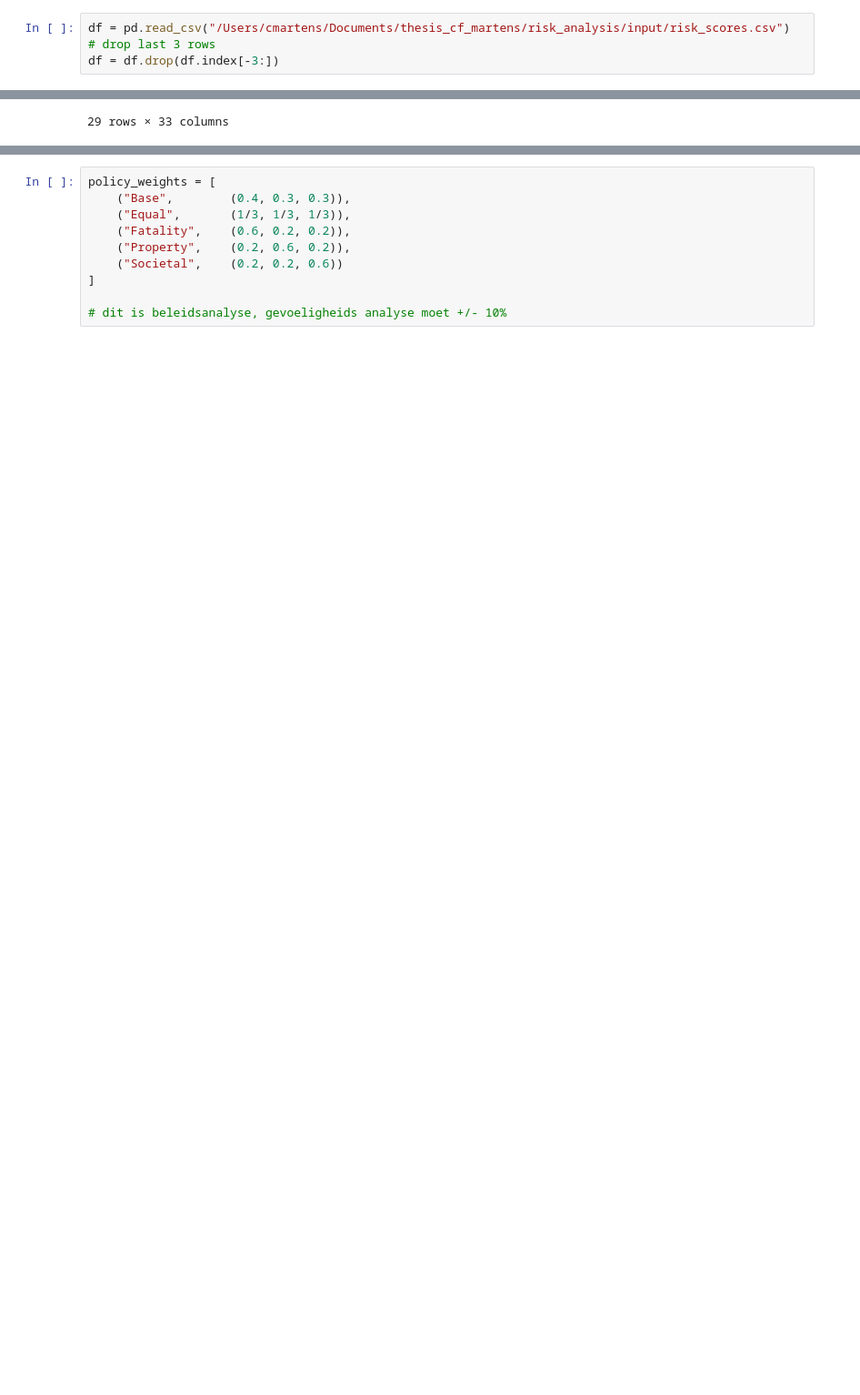
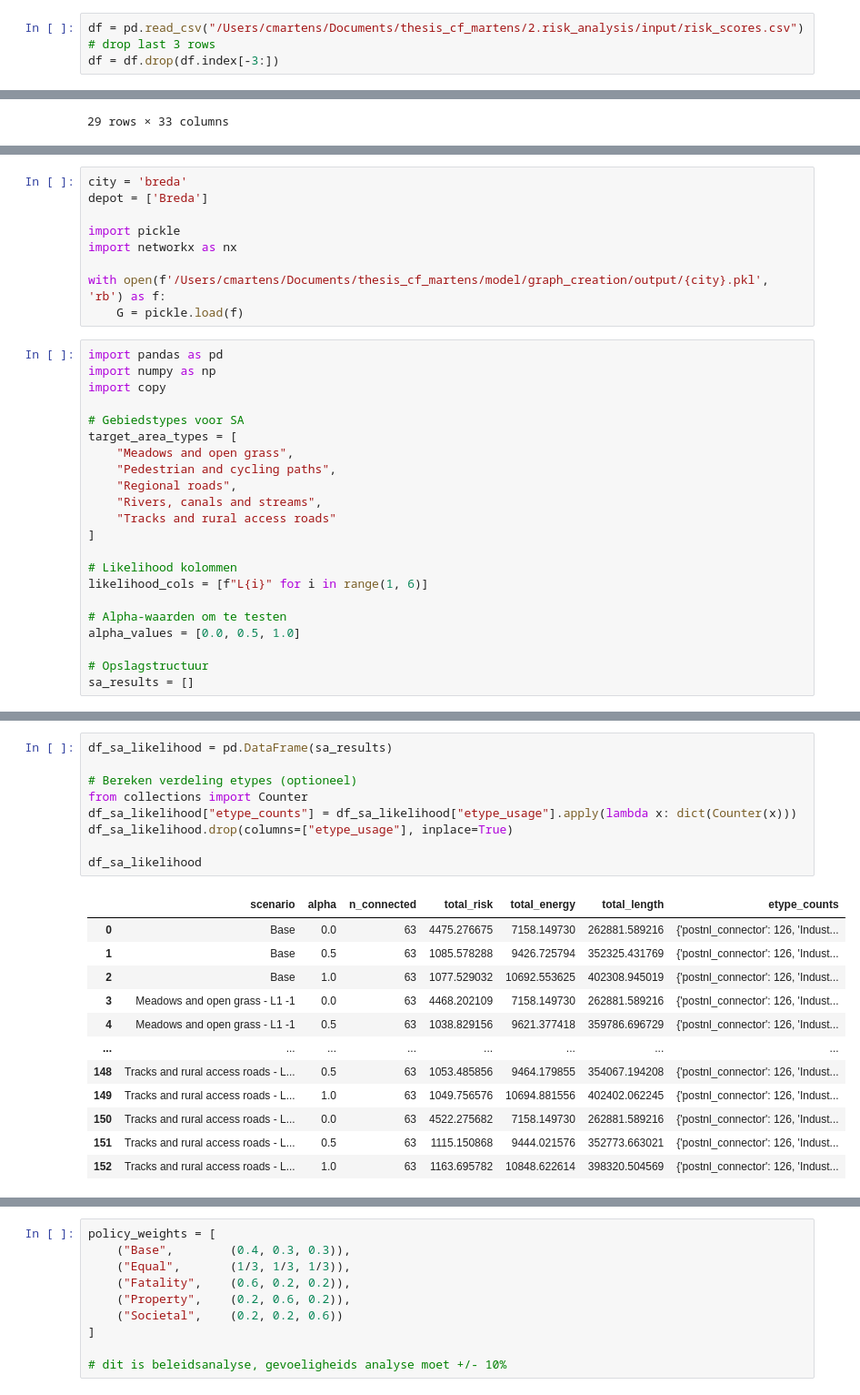
Before and after one commit to catomartens/thesis_cf_martens, a Jupyter notebook: sensitivity_analysis/risk_sensitivity.ipynb, the cells around one changed output, grey strips where cells are left out. Shown at 91% size. Drawn from its saved outputs; the diff is of its cells as text; blank space fills up the shorter version.

```diff
--- a/sensitivity_analysis/risk_sensitivity.ipynb
+++ b/sensitivity_analysis/risk_sensitivity.ipynb
@@ -13,7 +13,7 @@ from model_find_paths import connect_distribution_to_postnl
 # %% [markdown]
 # Algemene risks
 # %%
-df = pd.read_csv("/Users/cmartens/Documents/thesis_cf_martens/risk_analysis/input/risk_scores.csv")
+df = pd.read_csv("/Users/cmartens/Documents/thesis_cf_martens/2.risk_analysis/input/risk_scores.csv")
 # drop last 3 rows
 df = df.drop(df.index[-3:])
 # %%
@@ -142,0 +415,31 @@ for scenario, risk_col in sensitivity_weights:
+# %%
+city = 'breda'
+depot = ['Breda']
+
+import pickle
+import networkx as nx
+
+with open(f'/Users/cmartens/Documents/thesis_cf_martens/model/graph_creation/output/{city}.pkl', 'rb') as f:
+    G = pickle.load(f)
+# %%
+import pandas as pd
+import numpy as np
+import copy
+
+# Gebiedstypes voor SA
+target_area_types = [
+    "Meadows and open grass",
+    "Pedestrian and cycling paths",
+    "Regional roads",
+    "Rivers, canals and streams",
+    "Tracks and rural access roads"
+]
+
+# Likelihood kolommen
+likelihood_cols = [f"L{i}" for i in range(1, 6)]
+
+# Alpha-waarden om te testen
+alpha_values = [0.0, 0.5, 1.0]
+
+# Opslagstructuur
+sa_results = []
@@ -142,0 +620,22 @@ for scenario, risk_col in sensitivity_weights:
+# %%
+df_sa_likelihood = pd.DataFrame(sa_results)
+
+# Bereken verdeling etypes (optioneel)
+from collections import Counter
+df_sa_likelihood["etype_counts"] = df_sa_likelihood["etype_usage"].apply(lambda x: dict(Counter(x)))
+df_sa_likelihood.drop(columns=["etype_usage"], inplace=True)
+
+df_sa_likelihood
+# %% [output]
+|  | scenario | alpha | n_connected | total_risk | total_energy | total_length | etype_counts |
+| 0 | Base | 0.0 | 63 | 4475.276675 | 7158.149730 | 262881.589216 | {'postnl_connector': 126, 'Indust... |
+| 1 | Base | 0.5 | 63 | 1085.578288 | 9426.725794 | 352325.431769 | {'postnl_connector': 126, 'Indust... |
+| 2 | Base | 1.0 | 63 | 1077.529032 | 10692.553625 | 402308.945019 | {'postnl_connector': 126, 'Indust... |
+| 3 | Meadows and open grass - L1 -1 | 0.0 | 63 | 4468.202109 | 7158.149730 | 262881.589216 | {'postnl_connector': 126, 'Indust... |
+| 4 | Meadows and open grass - L1 -1 | 0.5 | 63 | 1038.829156 | 9621.377418 | 359786.696729 | {'postnl_connector': 126, 'Indust... |
+| ... | ... | ... | ... | ... | ... | ... | ... |
+| 148 | Tracks and rural access roads - L... | 0.5 | 63 | 1053.485856 | 9464.179855 | 354067.194208 | {'postnl_connector': 126, 'Indust... |
+| 149 | Tracks and rural access roads - L... | 1.0 | 63 | 1049.756576 | 10694.881556 | 402402.062245 | {'postnl_connector': 126, 'Indust... |
+| 150 | Tracks and rural access roads - L... | 0.0 | 63 | 4522.275682 | 7158.149730 | 262881.589216 | {'postnl_connector': 126, 'Indust... |
+| 151 | Tracks and rural access roads - L... | 0.5 | 63 | 1115.150868 | 9444.021576 | 352773.663021 | {'postnl_connector': 126, 'Indust... |
+| 152 | Tracks and rural access roads - L... | 1.0 | 63 | 1163.695782 | 10848.622614 | 398320.504569 | {'postnl_connector': 126, 'Indust... |
```
Also changed, not shown: parts of 47 cells of this notebook, 34 other files.
